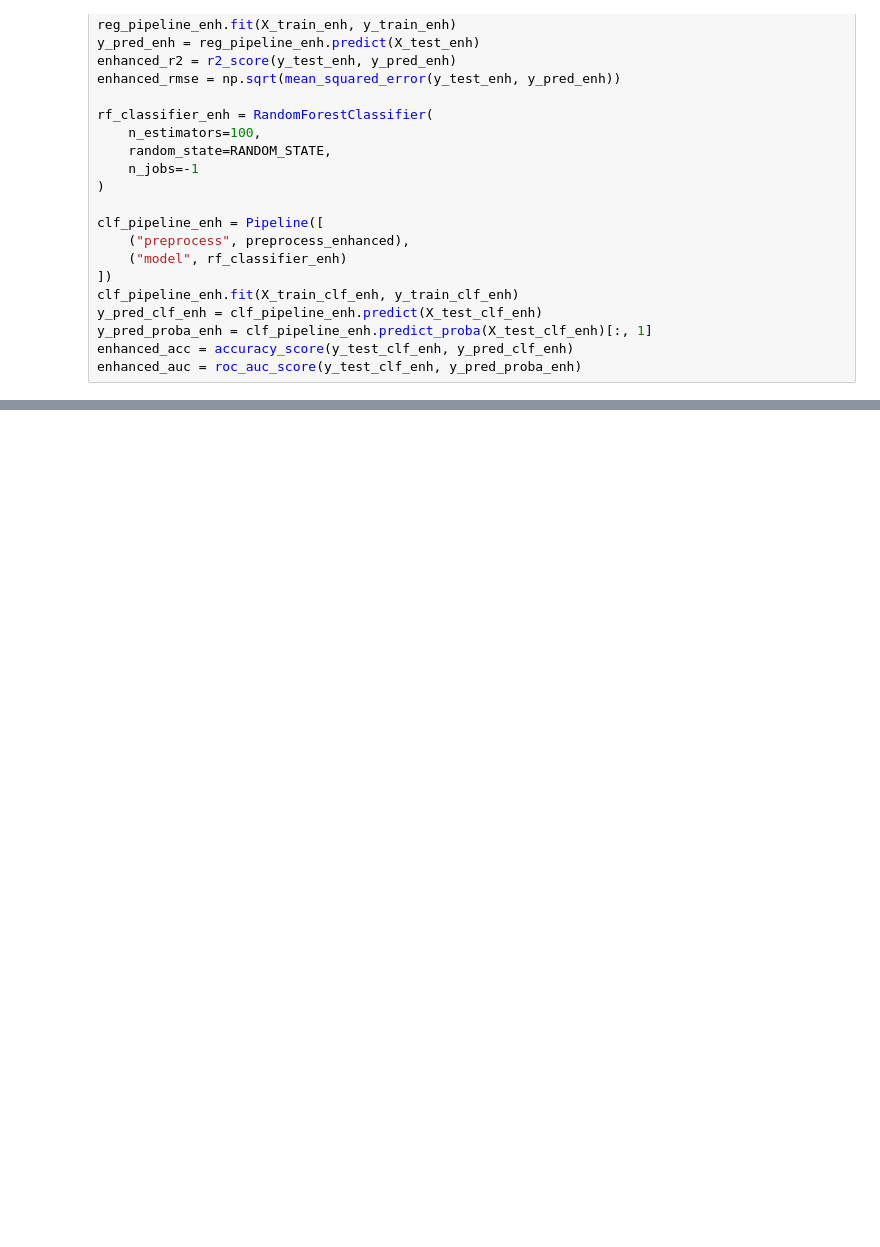
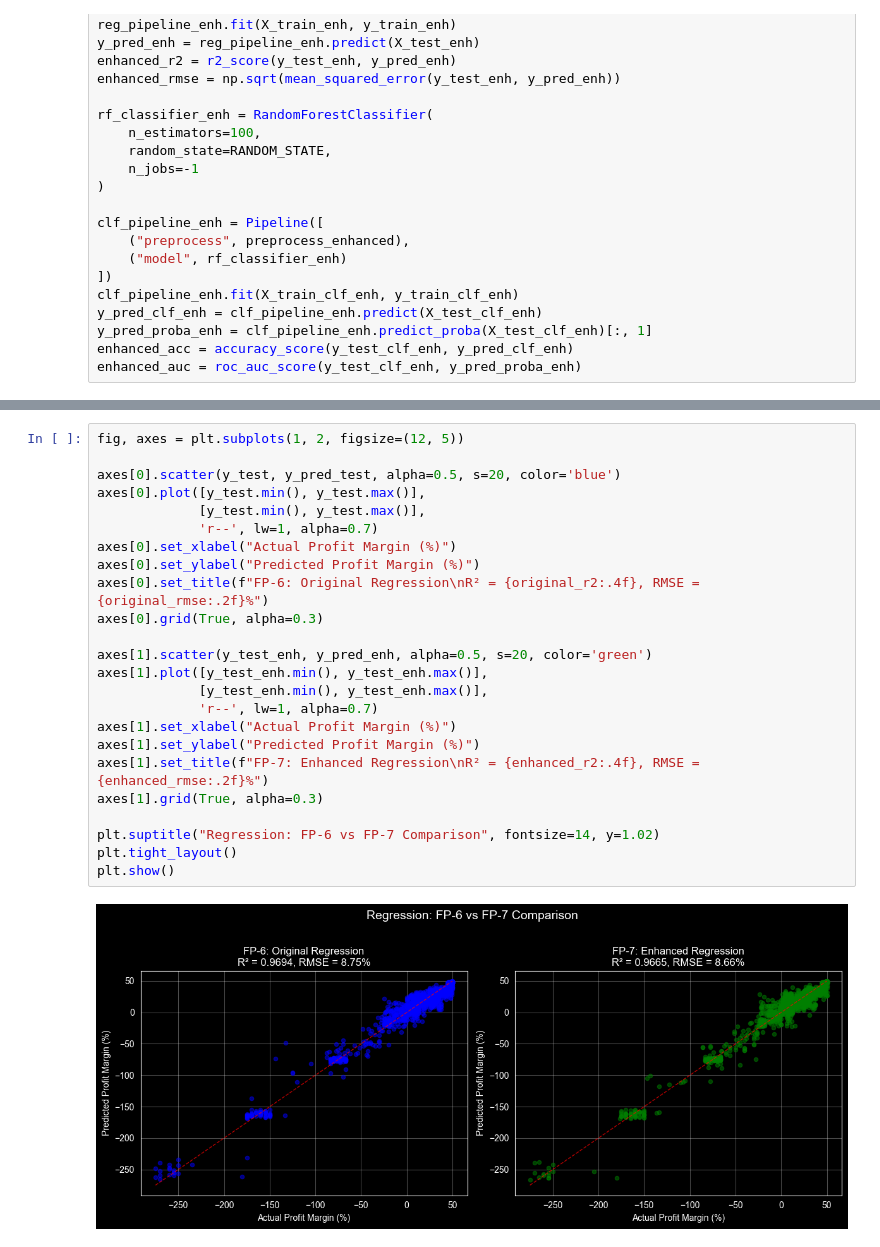
Before and after one commit to qilrkf/DataAnalysisAssignments, a Jupyter notebook: FP-7/improved.ipynb, the cells around one changed output, grey strips where cells are left out. Drawn from its saved outputs; the diff is of its cells as text; blank space fills up the shorter version.

```diff
--- a/FP-7/improved.ipynb
+++ b/FP-7/improved.ipynb
@@ -161,0 +240,26 @@ Improvement:      ΔAccuracy = -0.0060
+# %%
+fig, axes = plt.subplots(1, 2, figsize=(12, 5))
+
+axes[0].scatter(y_test, y_pred_test, alpha=0.5, s=20, color='blue')
+axes[0].plot([y_test.min(), y_test.max()],
+             [y_test.min(), y_test.max()],
+             'r--', lw=1, alpha=0.7)
+axes[0].set_xlabel("Actual Profit Margin (%)")
+axes[0].set_ylabel("Predicted Profit Margin (%)")
+axes[0].set_title(f"FP-6: Original Regression\nR² = {original_r2:.4f}, RMSE = {original_rmse:.2f}%")
+axes[0].grid(True, alpha=0.3)
+
+axes[1].scatter(y_test_enh, y_pred_enh, alpha=0.5, s=20, color='green')
+axes[1].plot([y_test_enh.min(), y_test_enh.max()],
+             [y_test_enh.min(), y_test_enh.max()],
+             'r--', lw=1, alpha=0.7)
+axes[1].set_xlabel("Actual Profit Margin (%)")
+axes[1].set_ylabel("Predicted Profit Margin (%)")
+axes[1].set_title(f"FP-7: Enhanced Regression\nR² = {enhanced_r2:.4f}, RMSE = {enhanced_rmse:.2f}%")
+axes[1].grid(True, alpha=0.3)
+
+plt.suptitle("Regression: FP-6 vs FP-7 Comparison", fontsize=14, y=1.02)
+plt.tight_layout()
+plt.show()
+# %% [output]
+[figure, added]
```
Also changed, not shown: parts of 11 cells of this notebook.
